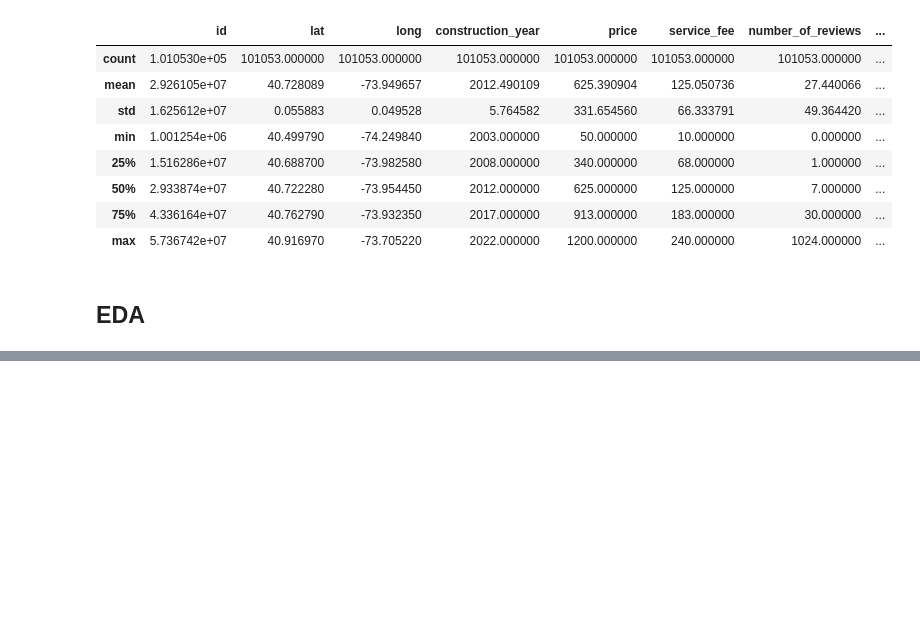
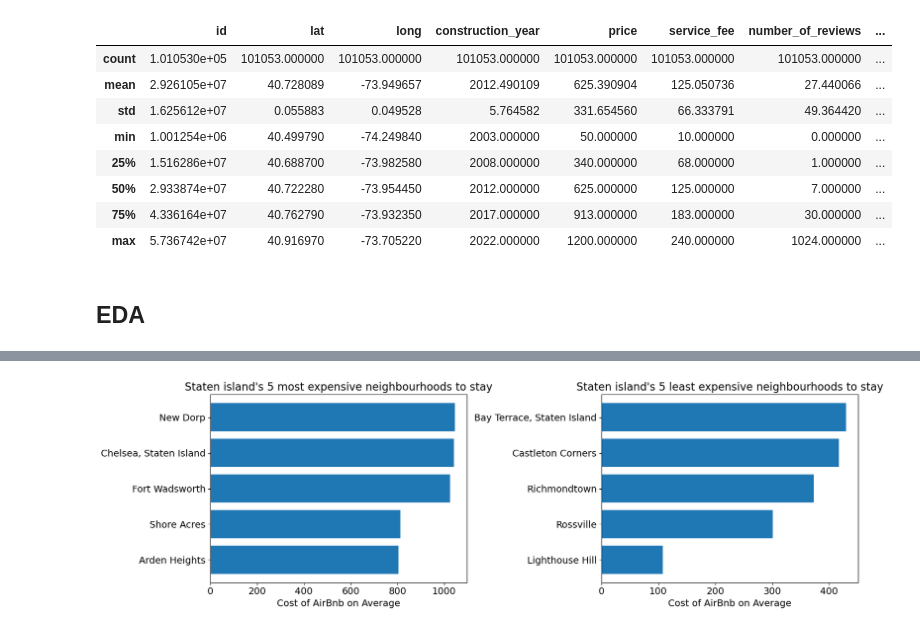
Before and after one commit to Mcapp1/AirBnB-Analysis, a Jupyter notebook: AirBnb.ipynb, the cells around one changed output, grey strips where cells are left out. Drawn from its saved outputs; the diff is of its cells as text; code cells hidden in the pictures; blank space fills up the shorter version.

```diff
--- a/AirBnb.ipynb
+++ b/AirBnb.ipynb
@@ -546,0 +519,4 @@ ax[1].barh(staten_island_prices.index[:5],staten_island_prices.price[:5])
+# %%
+plot_neighbourhood_prices('staten island')
+# %% [output]
+[figure, added]
```
Also changed, not shown: parts of 16 cells of this notebook.
